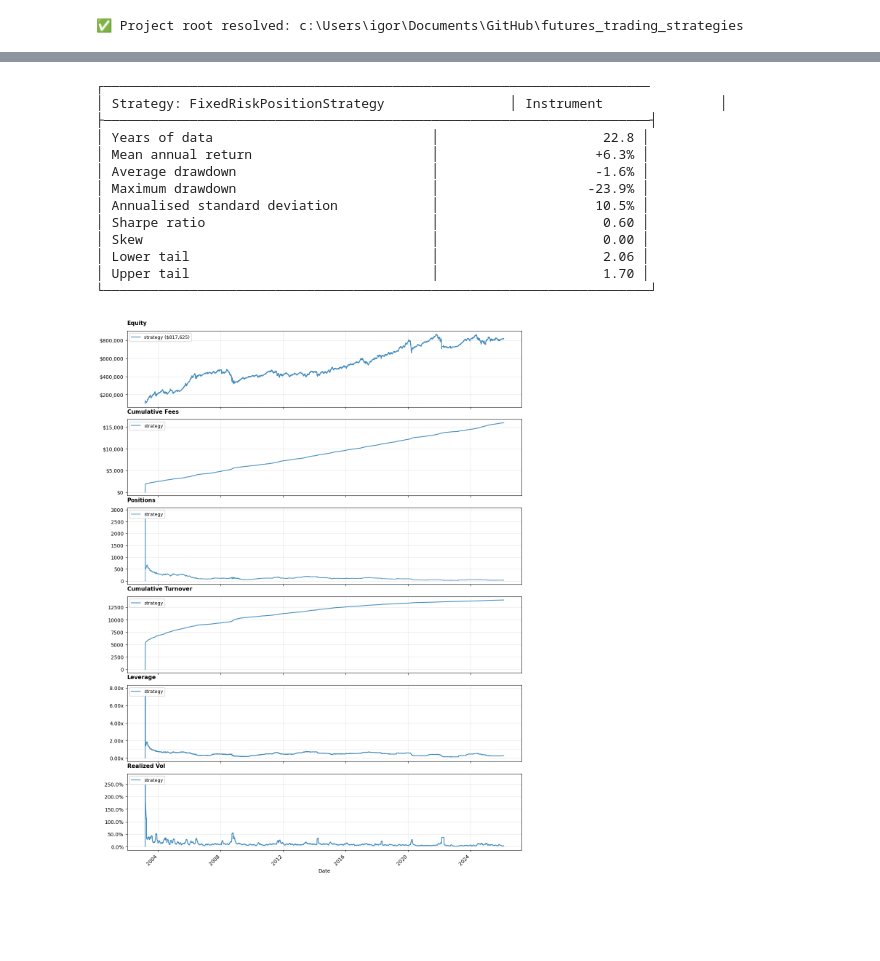
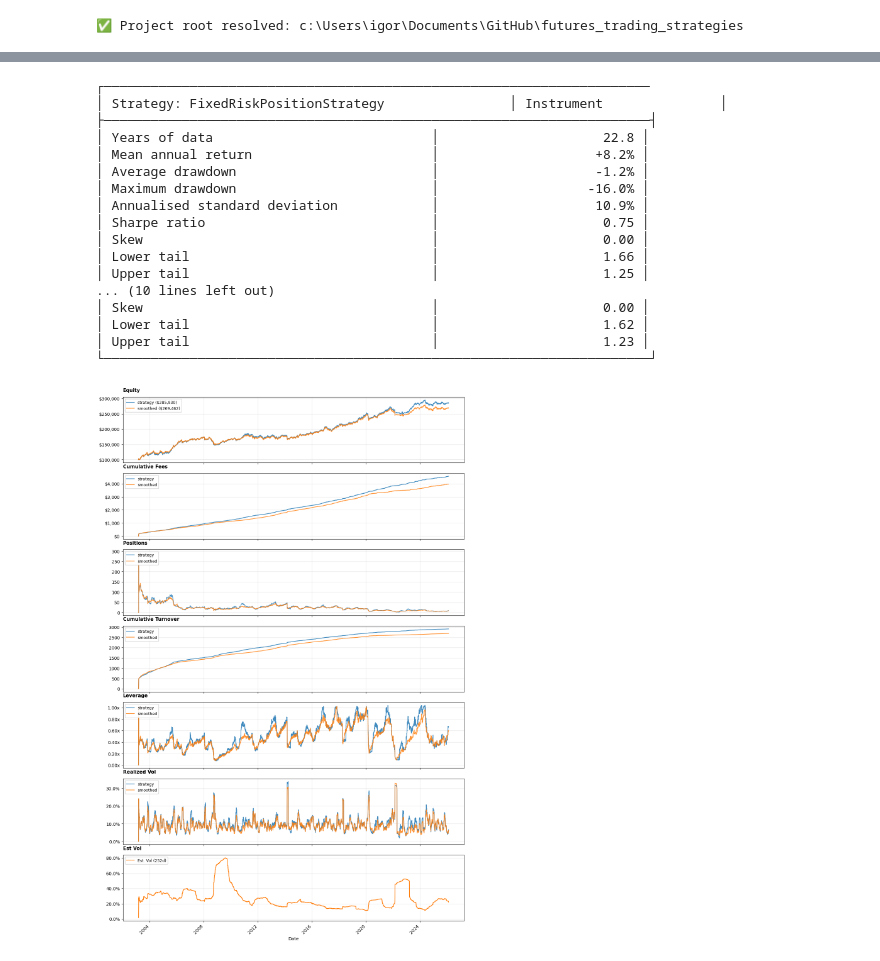
Before and after one commit to SoulDancer27/futures_trading_strategies, a Jupyter notebook: my_tests/7. buy and hold risk scaling targets.ipynb, the cells around one changed output, grey strips where cells are left out. Drawn from its saved outputs; the diff is of its cells as text; code cells hidden in the pictures; blank space fills up the shorter version.

Commit message:
added blended volatility estimator

```diff
--- a/my_tests/7. buy and hold risk scaling targets.ipynb
+++ b/my_tests/7. buy and hold risk scaling targets.ipynb
@@ -36,10 +36,10 @@ display(data.head())
 | 2003-03-04 | 348.40 |
 # %%
 INITIAL_CAPITAL = 100000
-VOLATILITY_WINDOW = 252
-RISK_TARGET = 0.2
+VOLATILITY_WINDOW = 63
+RISK_TARGET = 0.1
 MULTIPLIER=1.0
-MAX_LEVERAGE=10
+MAX_LEVERAGE=1
 COMMISSION_RATE=0.0005
 SLIPPAGE_RATE=0.0005
 # %%
@@ -49,6 +49,8 @@ engine = VectorizedEngine(
     slippage_rate=SLIPPAGE_RATE
 )
 # %%
-strategy = FixedRiskPositionStrategy(volatility_window=VOLATILITY_WINDOW, risk_target=RISK_TARGET, max_leverage=MAX_LEVERAGE, max_capital_loss = 1, expected_worst_return = 0.001)
+strategy = FixedRiskPositionStrategy(volatility_window=VOLATILITY_WINDOW, risk_target=RISK_TARGET, max_leverage=MAX_LEVERAGE)
+strategy2 = FixedRiskPositionStrategy(vol_method="blended", short_span=31, long_span=2520, risk_target=RISK_TARGET, max_leverage=MAX_LEVERAGE)
 # %%
 result = engine.run(strategy, data)
+result2 = engine.run(strategy2, data)
@@ -73,26 +57,31 @@ result = engine.run(strategy, data)
 # %%
 result.print_summary()
+result2.print_summary()
 # %% [output]
 ┌──────────────────────────────────────────────────────────────────────
 │ Strategy: FixedRiskPositionStrategy                │ Instrument               │
 ├──────────────────────────────────────────────────────────────────────┤
 │ Years of data                            │                     22.8 │
-│ Mean annual return                       │                    +6.3% │
-│ Average drawdown                         │                    -1.6% │
-│ Maximum drawdown                         │                   -23.9% │
-│ Annualised standard deviation            │                    10.5% │
-│ Sharpe ratio                             │                     0.60 │
+│ Mean annual return                       │                    +8.2% │
+│ Average drawdown                         │                    -1.2% │
+│ Maximum drawdown                         │                   -16.0% │
+│ Annualised standard deviation            │                    10.9% │
+│ Sharpe ratio                             │                     0.75 │
 │ Skew                                     │                     0.00 │
-│ Lower tail                               │                     2.06 │
-│ Upper tail                               │                     1.70 │
+│ Lower tail                               │                     1.66 │
+│ Upper tail                               │                     1.25 │
+... (10 lines left out)
+│ Skew                                     │                     0.00 │
+│ Lower tail                               │                     1.62 │
+│ Upper tail                               │                     1.23 │
 └──────────────────────────────────────────────────────────────────────┘
 # %%
 plot_backtest_results(
-    results={"strategy": result},
-    panels=['equity', 'cumulative_fees', 'positions','cumulative_turnover', 'leverage', "realized_vol"],
+    results={"strategy": result, "smoothed": result2},
+    panels=['equity', 'cumulative_fees', 'positions','cumulative_turnover', 'leverage', "realized_vol", "est_vol"],
     data=data,
     plot_pct=False,
     figsize_base=(14, 2.8)  # Slightly taller panels
 )
 # %% [output]
-[figure, old version]
+[figure, new version]
```
Also changed, not shown: parts of 2 cells of this notebook, 1 other file.
